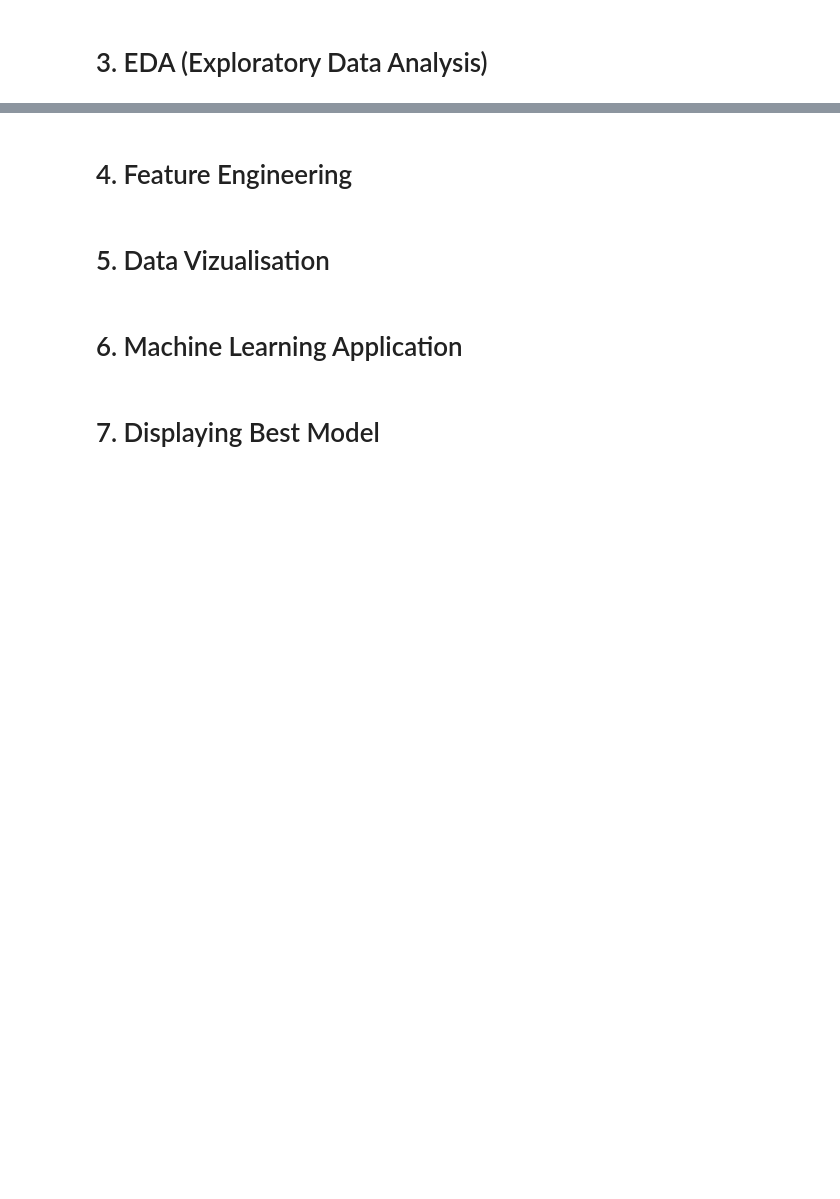
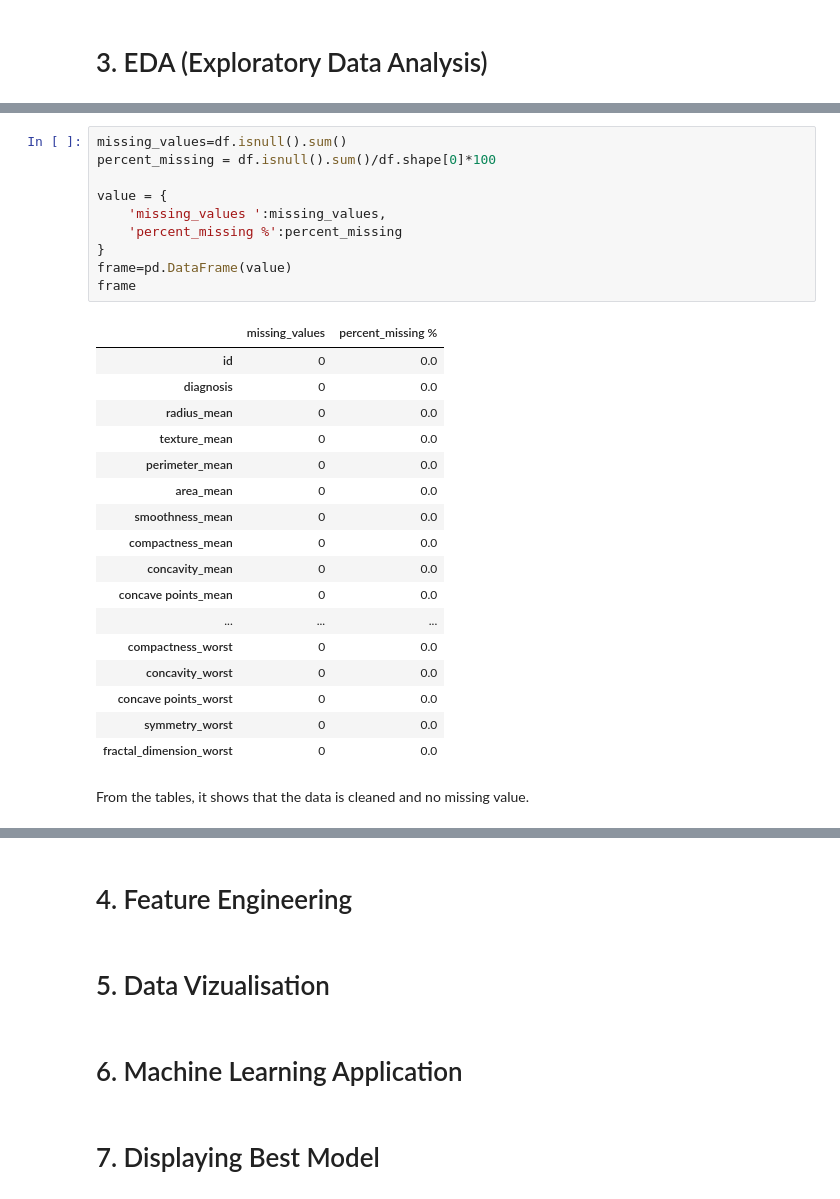
Before and after one commit to RamicAmir/Grupp2-Machine-Learning, a Jupyter notebook: breast_cancer/breast_cancer.ipynb, the cells around one changed output, grey strips where cells are left out. Drawn from its saved outputs; the diff is of its cells as text; blank space fills up the shorter version.

```diff
--- a/breast_cancer/breast_cancer.ipynb
+++ b/breast_cancer/breast_cancer.ipynb
@@ -42,0 +84,30 @@ data.describe(include='all')
+# %%
+missing_values=df.isnull().sum()
+percent_missing = df.isnull().sum()/df.shape[0]*100
+
+value = {
+    'missing_values ':missing_values,
+    'percent_missing %':percent_missing
+}
+frame=pd.DataFrame(value)
+frame
+# %% [output]
+|  | missing_values | percent_missing % |
+| id | 0 | 0.0 |
+| diagnosis | 0 | 0.0 |
+| radius_mean | 0 | 0.0 |
+| texture_mean | 0 | 0.0 |
+| perimeter_mean | 0 | 0.0 |
+| area_mean | 0 | 0.0 |
+| smoothness_mean | 0 | 0.0 |
+| compactness_mean | 0 | 0.0 |
+| concavity_mean | 0 | 0.0 |
+| concave points_mean | 0 | 0.0 |
+| ... | ... | ... |
+| compactness_worst | 0 | 0.0 |
+| concavity_worst | 0 | 0.0 |
+| concave points_worst | 0 | 0.0 |
+| symmetry_worst | 0 | 0.0 |
+| fractal_dimension_worst | 0 | 0.0 |
+# %% [markdown]
+From the tables, it shows that the data is cleaned and no missing value.
```
Also changed, not shown: parts of 14 cells of this notebook.
